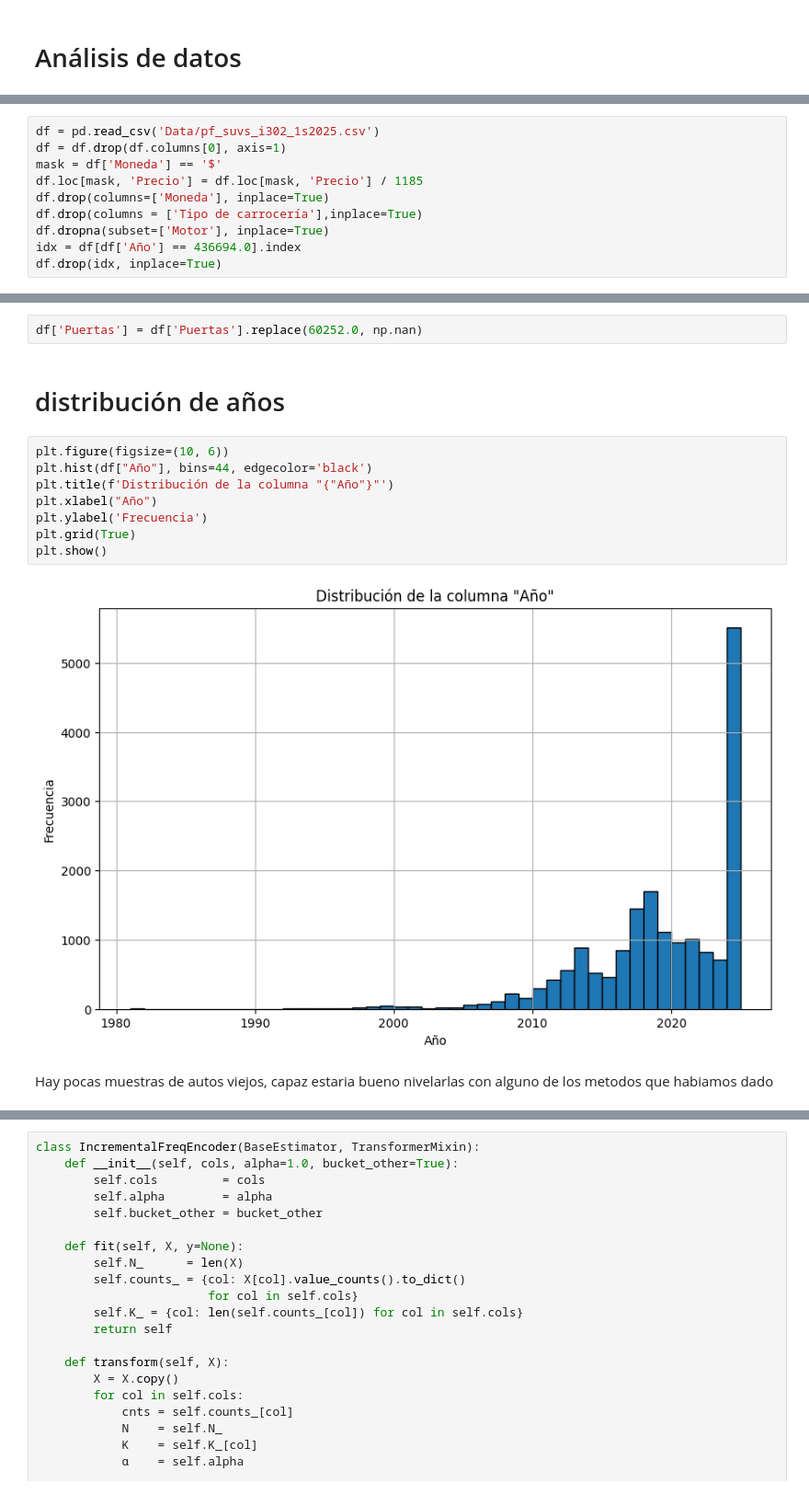
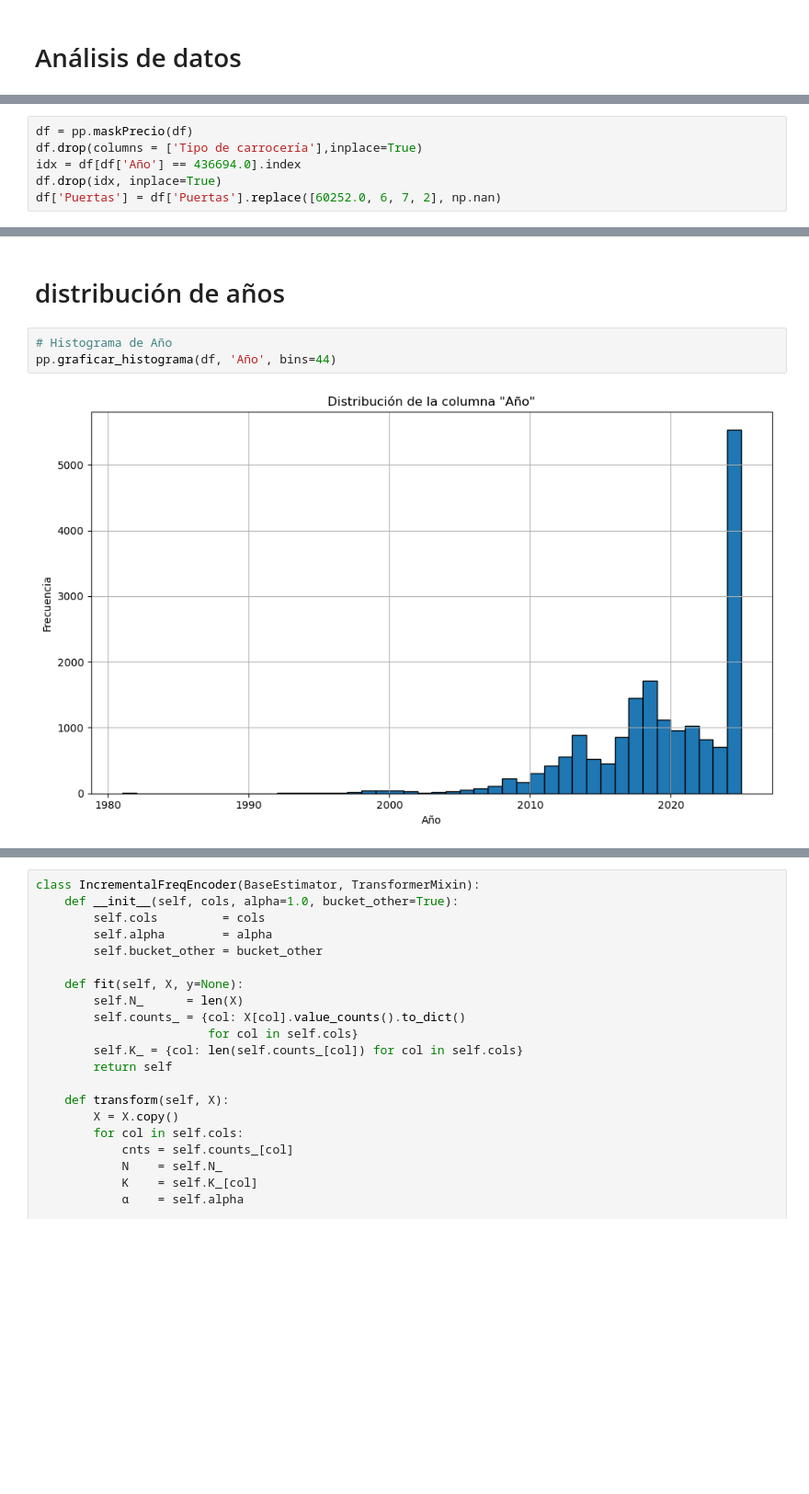
Before and after one commit to ignacio279/Machine-Learning-Vechetti-Vargas, a Jupyter notebook: Notebook.ipynb, the cells around one changed output, grey strips where cells are left out. Shown at 92% size. Drawn from its saved outputs; the diff is of its cells as text; blank space fills up the shorter version.

```diff
--- a/Notebook.ipynb
+++ b/Notebook.ipynb
@@ -30,10 +65,6 @@ from sklearn.base import BaseEstimator, TransformerMixin
 # %%
-df = pd.read_csv('Data/pf_suvs_i302_1s2025.csv')
-df = df.drop(df.columns[0], axis=1)
-mask = df['Moneda'] == '$'
-df.loc[mask, 'Precio'] = df.loc[mask, 'Precio'] / 1185
-df.drop(columns=['Moneda'], inplace=True)
+df = pp.maskPrecio(df)
 df.drop(columns = ['Tipo de carrocería'],inplace=True)
-df.dropna(subset=['Motor'], inplace=True)
 idx = df[df['Año'] == 436694.0].index
 df.drop(idx, inplace=True)
+df['Puertas'] = df['Puertas'].replace([60252.0, 6, 7, 2], np.nan)
@@ -89,20 +87,11 @@ Precio                         0
 Descripción                    0
 Tipo de vendedor               0
 dtype: int64
-# %%
-df['Puertas'] = df['Puertas'].replace(60252.0, np.nan)
 # %% [markdown]
 # distribución de años
-# %%
-plt.figure(figsize=(10, 6))
-plt.hist(df["Año"], bins=44, edgecolor='black')
-plt.title(f'Distribución de la columna "{"Año"}"')
-plt.xlabel("Año")
-plt.ylabel('Frecuencia')
-plt.grid(True)
-plt.show()
-# %% [output]
-[figure, removed]
-# %% [markdown]
-Hay pocas muestras de autos viejos, capaz estaria bueno nivelarlas con alguno de los metodos que habiamos dado
+# %%
+# Histograma de Año
+pp.graficar_histograma(df, 'Año', bins=44)
+# %% [output]
+[figure, added]
 # %% [markdown]
```
Also changed, not shown: parts of 65 cells of this notebook, 4 other files.
